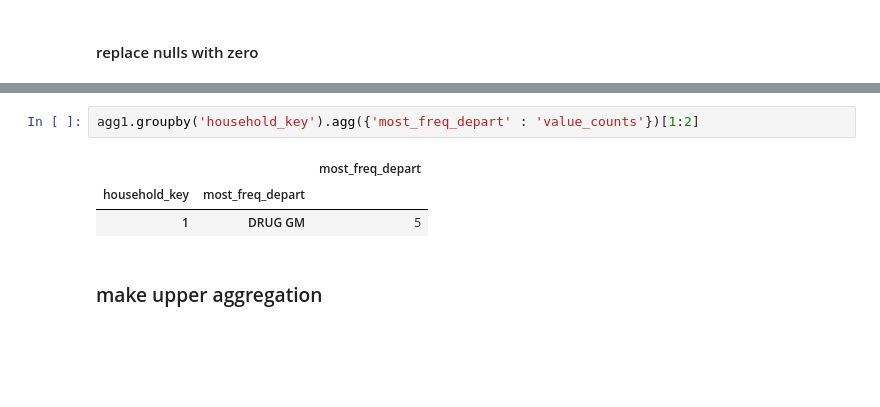
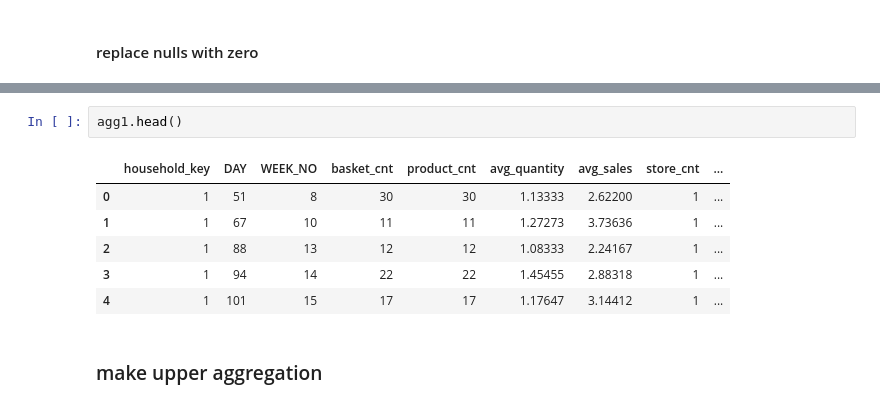
Before and after one commit to hincaltopcuoglu/dh, a Jupyter notebook: segmentation.ipynb, the cells around one changed output, grey strips where cells are left out. Cells and saved outputs as stored; diff of their text form; blank space fills up the shorter version.

```diff
--- a/segmentation.ipynb
+++ b/segmentation.ipynb
@@ -525,9 +600,12 @@ agg1[agg1['household_key']==1]
-# %%
-agg1.groupby('household_key').agg({'most_freq_depart' : 'value_counts'})[1:2]
-# %% [output]
-|  |  | most_freq_depart |
-| household_key | most_freq_depart |  |
-| 1 | DRUG GM | 5 |
+# %%
+agg1.head()
+# %% [output]
+|  | household_key | DAY | WEEK_NO | basket_cnt | product_cnt | avg_quantity | avg_sales | store_cnt | ... |
+| 0 | 1 | 51 | 8 | 30 | 30 | 1.13333 | 2.62200 | 1 | ... |
+| 1 | 1 | 67 | 10 | 11 | 11 | 1.27273 | 3.73636 | 1 | ... |
+| 2 | 1 | 88 | 13 | 12 | 12 | 1.08333 | 2.24167 | 1 | ... |
+| 3 | 1 | 94 | 14 | 22 | 22 | 1.45455 | 2.88318 | 1 | ... |
+| 4 | 1 | 101 | 15 | 17 | 17 | 1.17647 | 3.14412 | 1 | ... |
 # %% [markdown]
 ### make upper aggregation
 # %%
```
Also changed, not shown: parts of 50 cells of this notebook.
